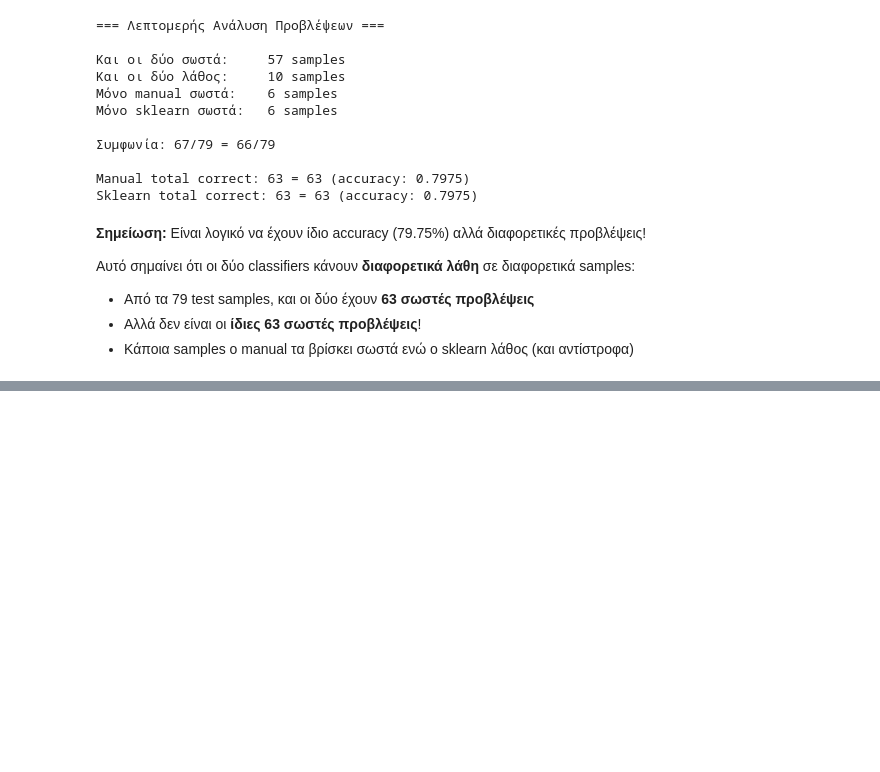
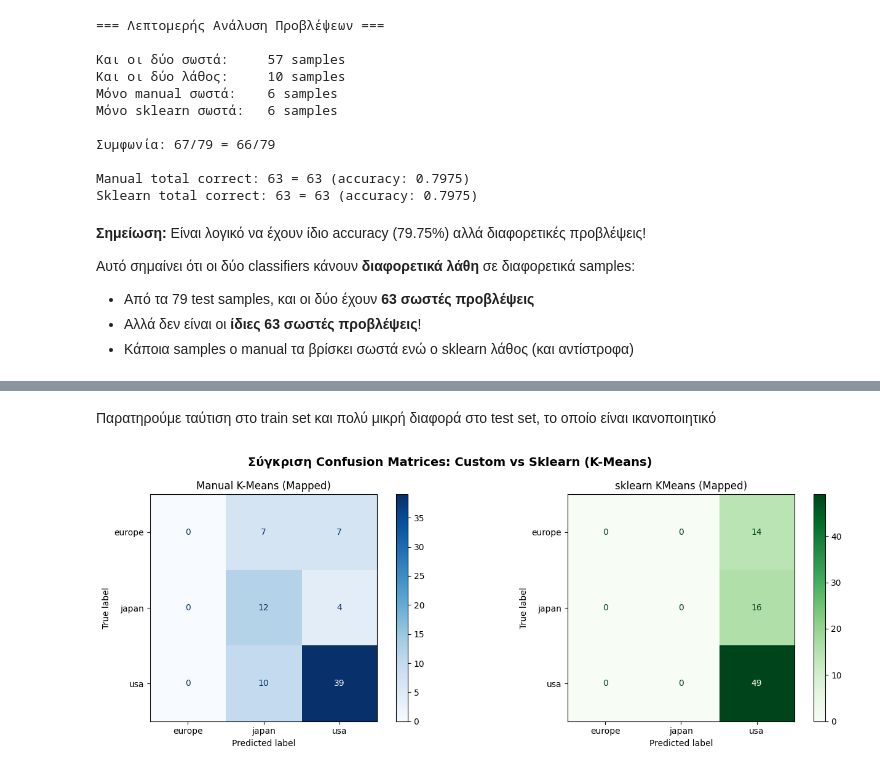
Before and after one commit to dgodolias/auto-mpg-classification-analysis, a Jupyter notebook: notebooks/Complete_Analysis.ipynb, the cells around one changed output, grey strips where cells are left out. Saved outputs shown, nothing was run; the diff lists cells and outputs as text; code cells hidden in the pictures; blank space fills up the shorter version.

Commit message:
K-Means ready

```diff
--- a/notebooks/Complete_Analysis.ipynb
+++ b/notebooks/Complete_Analysis.ipynb
@@ -1593,0 +1678,17 @@ Sklearn total correct: 63 = 63 (accuracy: 0.7975)
+# %%
+# 1. Instantiation (K=3 όσες και οι κλάσεις)
+kmeans = KMeansClustering(k=3)
+
+# 2. Εκπαίδευση (ΜΟΝΟ με X_train, αγνοούμε τα y_train αρχικά)
+kmeans.fit(X_train_scaled)
+
+# 3. Mapping: Τώρα χρησιμοποιούμε τα y_train για να δώσουμε "όνομα" στα clusters
+kmeans.map_clusters_to_labels(X_train_scaled, y_train)
+
+# 4. Αξιολόγηση
+train_acc_km = kmeans.score(X_train_scaled, y_train)
+test_acc_km = kmeans.score(X_test_scaled, y_test)
+
+print("=== Αποτελέσματα K-Means Clustering ===")
+print(f"Accuracy on Train Set: {train_acc_km:.4f} ({train_acc_km*100:.2f}%)")
+print(f"Accuracy on Test Set:  {test_acc_km:.4f} ({test_acc_km*100:.2f}%)")
@@ -1593,0 +1750,24 @@ Sklearn total correct: 63 = 63 (accuracy: 0.7975)
+# %% [markdown]
+Παρατηρούμε ταύτιση στο train set και πολύ μικρή διαφορά στο test set, το οποίο είναι ικανοποιητικό
+# %%
+y_pred_manual_km = kmeans.predict(X_test_scaled)
+
+y_pred_sklearn_km = map_sklearn_clusters(sklearn_kmeans, X_test_scaled, y_test)
+
+fig, axes = plt.subplots(1, 2, figsize=(14, 5))
+
+cm_manual_km = confusion_matrix(y_test, y_pred_manual_km)
+disp1 = ConfusionMatrixDisplay(confusion_matrix=cm_manual_km, display_labels=label_encoder.classes_)
+disp1.plot(ax=axes[0], cmap='Blues', values_format='d')
+axes[0].set_title('Manual K-Means (Mapped)')
+
+cm_sklearn_km = confusion_matrix(y_test, y_pred_sklearn_km)
+disp2 = ConfusionMatrixDisplay(confusion_matrix=cm_sklearn_km, display_labels=label_encoder.classes_)
+disp2.plot(ax=axes[1], cmap='Greens', values_format='d')
+axes[1].set_title('sklearn KMeans (Mapped)')
+
+plt.suptitle('Σύγκριση Confusion Matrices: Custom vs Sklearn (K-Means)', fontsize=14, fontweight='bold')
+plt.tight_layout()
+plt.show()
+# %% [output]
+[figure, added]
```
Also changed, not shown: parts of 11 cells of this notebook.
